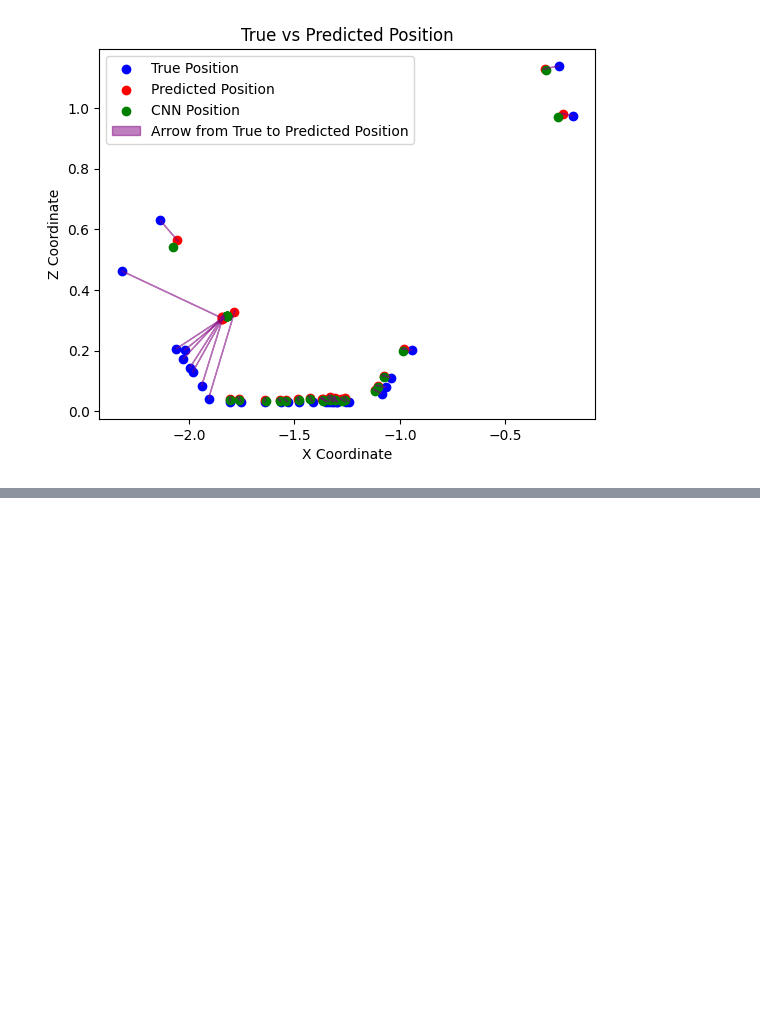
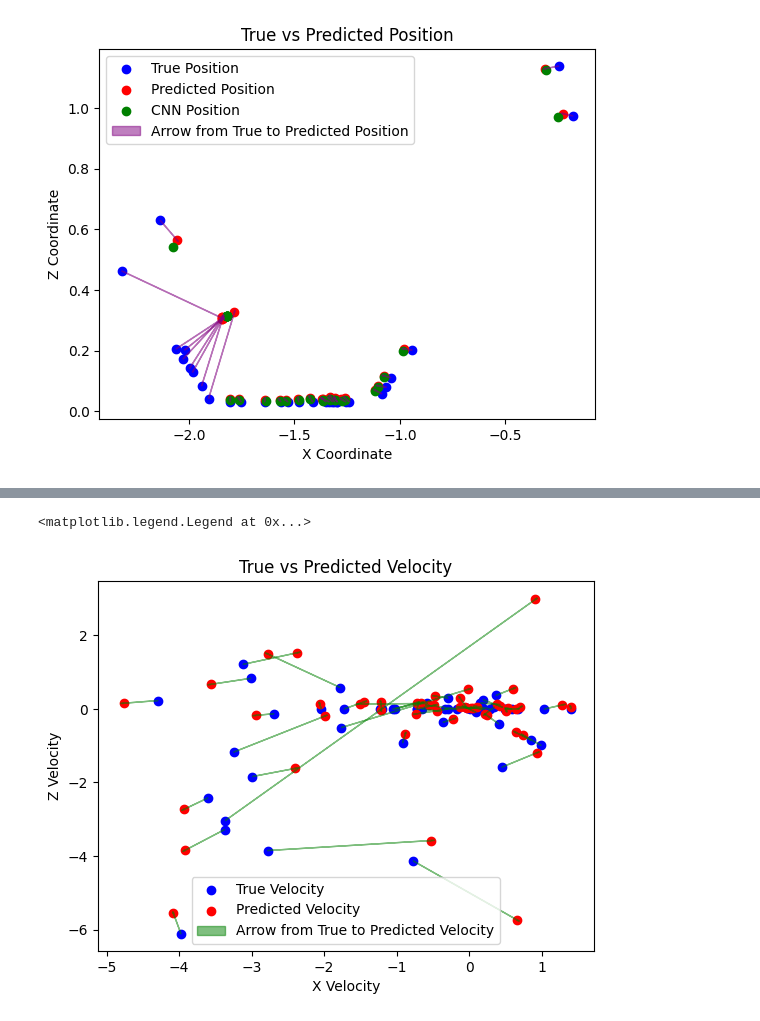
Before and after one commit to griffing52/catching_dynamics, a Jupyter notebook: vision/combine.ipynb, the cells around one changed output, grey strips where cells are left out. Cells and saved outputs as stored; diff of their text form; code cells hidden in the pictures; blank space fills up the shorter version.

Commit message:
Nice graph visual

```diff
--- a/vision/combine.ipynb
+++ b/vision/combine.ipynb
@@ -99,0 +154,19 @@ plt.legend()
+# %%
+x_coords_true_vel, y_coords_true_vel = zip(*true_vel)
+x_coords_pred_vel, y_coords_pred_vel = zip(*pred_vel)
+x_coords_true_pos, y_coords_true_pos = zip(*true_pos)
+x_coords_pred_pos, y_coords_pred_pos = zip(*pred_pos)
+x_coords_cnn_pos, y_coords_cnn_pos = zip(*cnn_pos)
+# %%
+plt.scatter(x_coords_true_vel, y_coords_true_vel, color='blue', label='True Velocity')
+plt.scatter(x_coords_pred_vel, y_coords_pred_vel, color='red', label='Predicted Velocity')
+for i in range(len(x_coords_true_vel)):
+    plt.arrow(x_coords_true_vel[i], y_coords_true_vel[i], x_coords_pred_vel[i]-x_coords_true_vel[i], y_coords_pred_vel[i]-y_coords_true_vel[i],
+              head_width=0.02, head_length=0.05, fc='green', ec='green', alpha=0.5, label="Arrow from True to Predicted Velocity" if i == 0 else "")
+plt.title("True vs Predicted Velocity")
+plt.xlabel("X Velocity")
+plt.ylabel("Z Velocity")
+plt.legend()
+# %% [output]
+<matplotlib.legend.Legend at 0x...>
+[figure, added]
```
Also changed, not shown: parts of 2 cells of this notebook, 1 other file.
